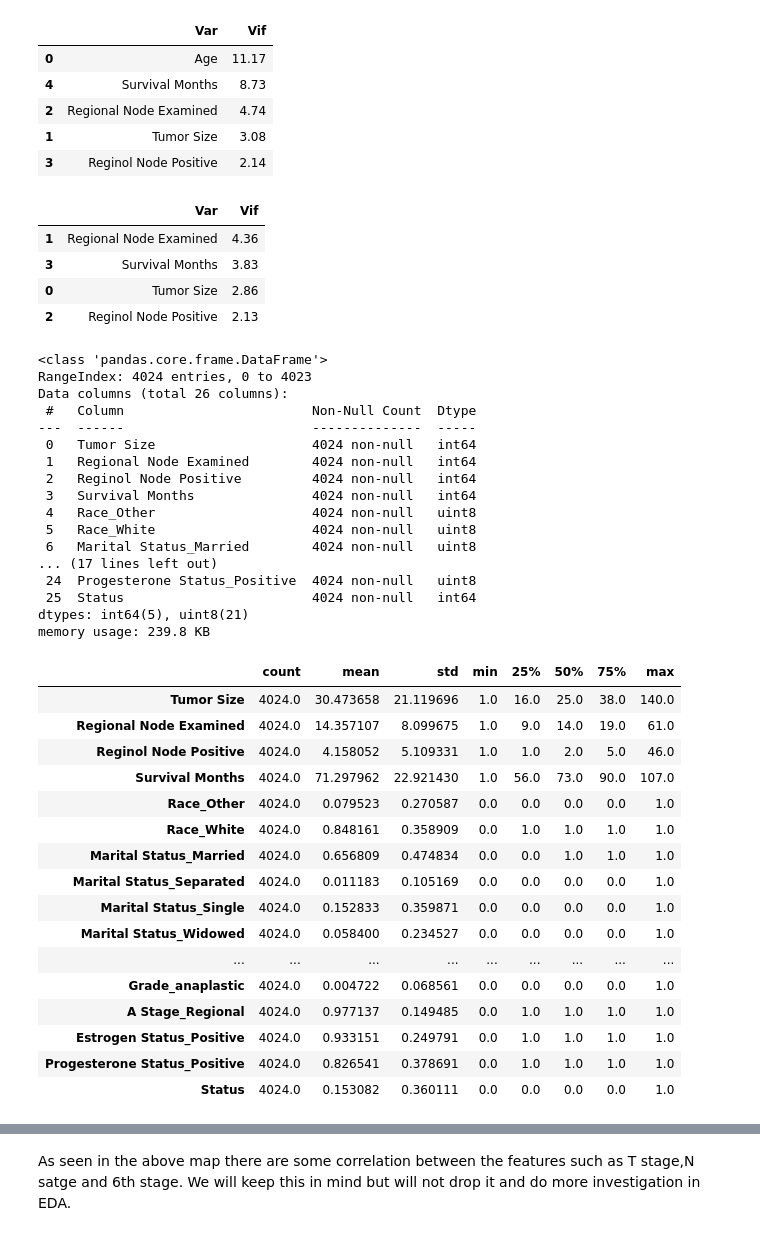
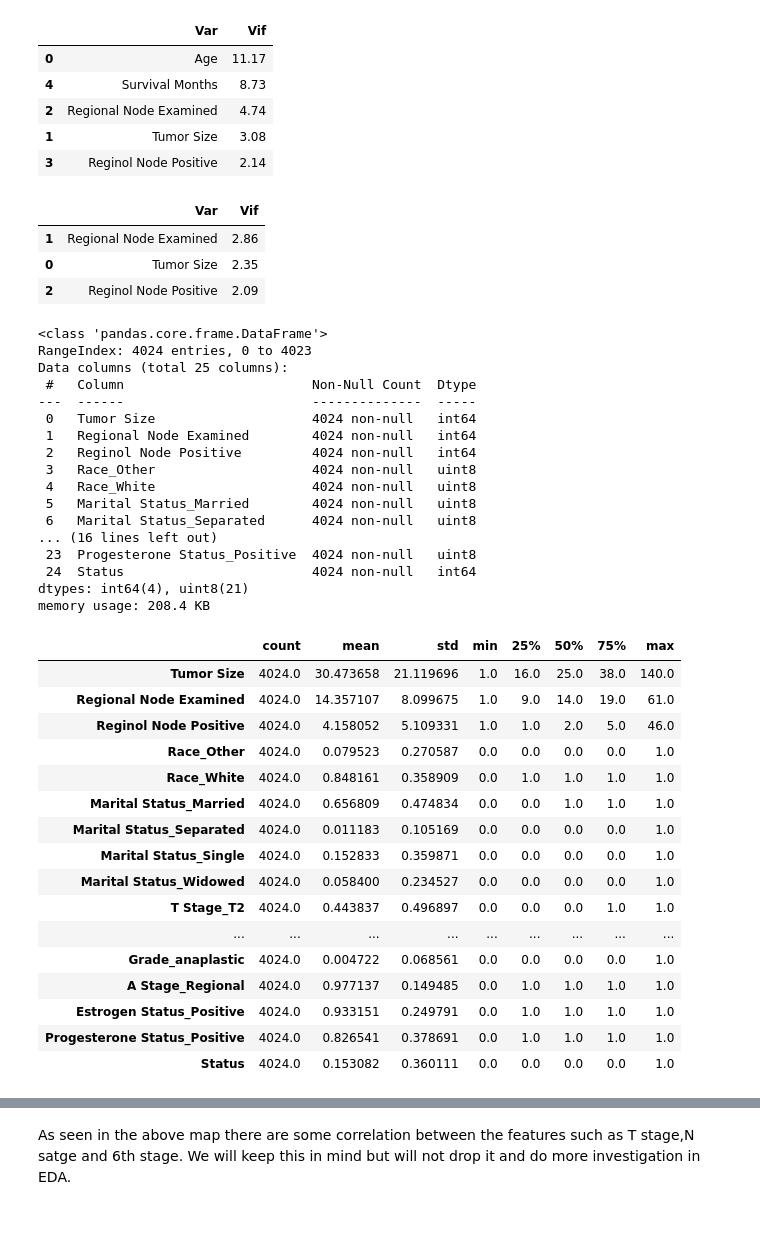
Before and after one commit to nakisa84/Springboard, a Jupyter notebook: capston 2 project/notebooks/BC-DataWrangling.ipynb, the cells around one changed output, grey strips where cells are left out. Cells and saved outputs as stored; diff of their text form; code cells hidden in the pictures.

```diff
--- a/capston 2 project/notebooks/BC-DataWrangling.ipynb
+++ b/capston 2 project/notebooks/BC-DataWrangling.ipynb
@@ -152,14 +180,15 @@ calculate_vif(df.select_dtypes(include='number'))
 | 3 | Reginol Node Positive | 2.14 |
 # %%
 # dropping the feature with the high VIF
-df_dropped = df.drop(df[['Age']],axis=1)
+df_dropped = df.drop(df[['Survival Months']],axis=1)
+df_dropped = df_dropped.drop(df[['Age']],axis=1)
+
 calculate_vif(df_dropped.select_dtypes(include='number'))
 # %% [output]
 |  | Var | Vif |
-| 1 | Regional Node Examined | 4.36 |
-| 3 | Survival Months | 3.83 |
-| 0 | Tumor Size | 2.86 |
-| 2 | Reginol Node Positive | 2.13 |
+| 1 | Regional Node Examined | 2.86 |
+| 0 | Tumor Size | 2.35 |
+| 2 | Reginol Node Positive | 2.09 |
 # %%
 #all the columns with object datatype
 objetc_columns = df_dropped.dtypes[df_dropped.dtypes == object]
@@ -184,21 +213,21 @@ df_labeled.info()
 # %% [output]
 <class 'pandas.core.frame.DataFrame'>
 RangeIndex: 4024 entries, 0 to 4023
-Data columns (total 26 columns):
+Data columns (total 25 columns):
  #   Column                        Non-Null Count  Dtype
 ---  ------                        --------------  -----
  0   Tumor Size                    4024 non-null   int64
  1   Regional Node Examined        4024 non-null   int64
  2   Reginol Node Positive         4024 non-null   int64
- 3   Survival Months               4024 non-null   int64
- 4   Race_Other                    4024 non-null   uint8
- 5   Race_White                    4024 non-null   uint8
- 6   Marital Status_Married        4024 non-null   uint8
-... (17 lines left out)
- 24  Progesterone Status_Positive  4024 non-null   uint8
- 25  Status                        4024 non-null   int64
-dtypes: int64(5), uint8(21)
-memory usage: 239.8 KB
+ 3   Race_Other                    4024 non-null   uint8
+ 4   Race_White                    4024 non-null   uint8
+ 5   Marital Status_Married        4024 non-null   uint8
+ 6   Marital Status_Separated      4024 non-null   uint8
+... (16 lines left out)
+ 23  Progesterone Status_Positive  4024 non-null   uint8
+ 24  Status                        4024 non-null   int64
+dtypes: int64(4), uint8(21)
+memory usage: 208.4 KB
 # %%
 df_labeled.describe().T
 # %% [output]
@@ -206,13 +235,13 @@ df_labeled.describe().T
 | Tumor Size | 4024.0 | 30.473658 | 21.119696 | 1.0 | 16.0 | 25.0 | 38.0 | 140.0 |
 | Regional Node Examined | 4024.0 | 14.357107 | 8.099675 | 1.0 | 9.0 | 14.0 | 19.0 | 61.0 |
 | Reginol Node Positive | 4024.0 | 4.158052 | 5.109331 | 1.0 | 1.0 | 2.0 | 5.0 | 46.0 |
-| Survival Months | 4024.0 | 71.297962 | 22.921430 | 1.0 | 56.0 | 73.0 | 90.0 | 107.0 |
 | Race_Other | 4024.0 | 0.079523 | 0.270587 | 0.0 | 0.0 | 0.0 | 0.0 | 1.0 |
 | Race_White | 4024.0 | 0.848161 | 0.358909 | 0.0 | 1.0 | 1.0 | 1.0 | 1.0 |
 | Marital Status_Married | 4024.0 | 0.656809 | 0.474834 | 0.0 | 0.0 | 1.0 | 1.0 | 1.0 |
 | Marital Status_Separated | 4024.0 | 0.011183 | 0.105169 | 0.0 | 0.0 | 0.0 | 0.0 | 1.0 |
 | Marital Status_Single | 4024.0 | 0.152833 | 0.359871 | 0.0 | 0.0 | 0.0 | 0.0 | 1.0 |
 | Marital Status_Widowed | 4024.0 | 0.058400 | 0.234527 | 0.0 | 0.0 | 0.0 | 0.0 | 1.0 |
+| T Stage_T2 | 4024.0 | 0.443837 | 0.496897 | 0.0 | 0.0 | 0.0 | 1.0 | 1.0 |
 | ... | ... | ... | ... | ... | ... | ... | ... | ... |
 | Grade_anaplastic | 4024.0 | 0.004722 | 0.068561 | 0.0 | 0.0 | 0.0 | 0.0 | 1.0 |
 | A Stage_Regional | 4024.0 | 0.977137 | 0.149485 | 0.0 | 1.0 | 1.0 | 1.0 | 1.0 |
```
Also changed, not shown: parts of 5 cells of this notebook, 4 other files.
